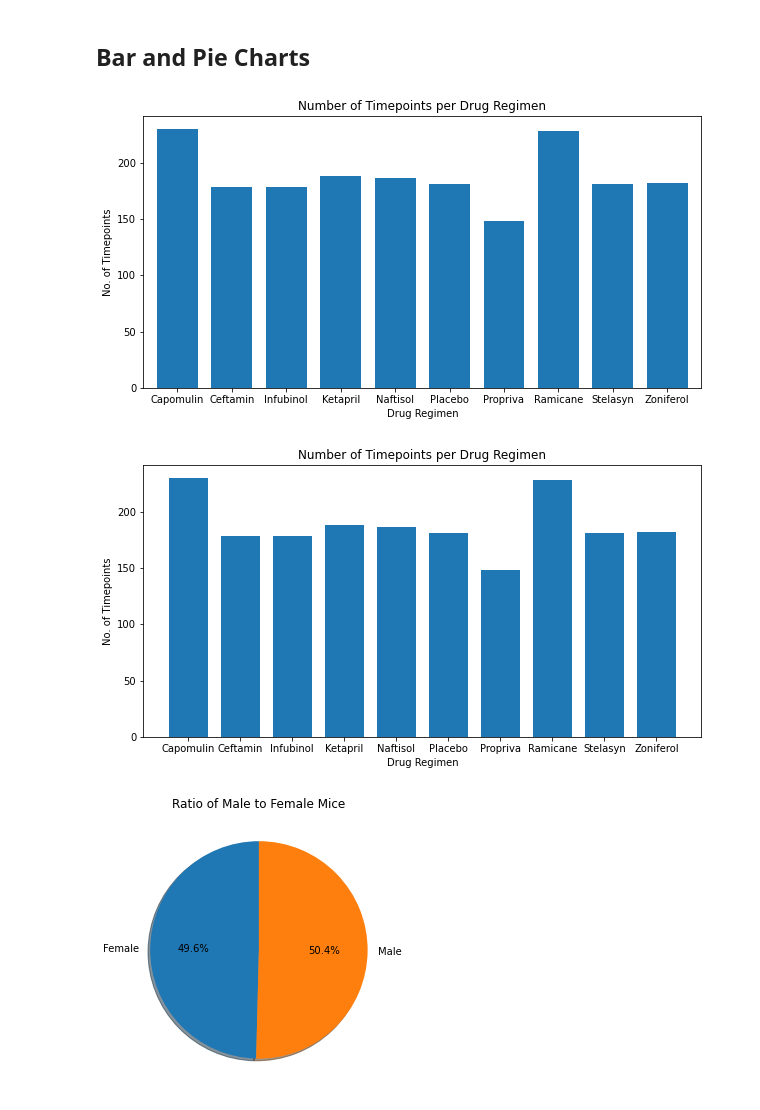
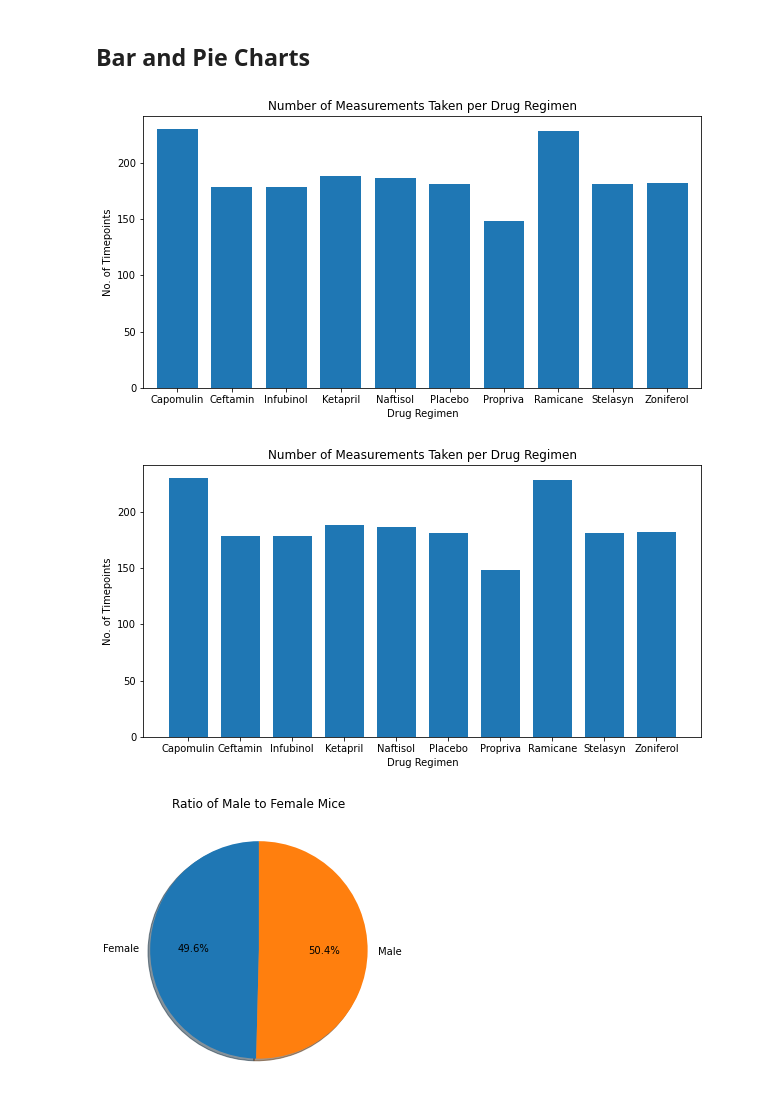
Before and after one commit to emeralddawns/Mouse-Tumor-Analysis, a Jupyter notebook: Pymaceuticals/Pymaceuticals.ipynb, the cells around one changed output. Cells and saved outputs as stored; diff of their text form; code cells hidden in the pictures.

```diff
--- a/Pymaceuticals/Pymaceuticals.ipynb
+++ b/Pymaceuticals/Pymaceuticals.ipynb
@@ -154,19 +152,19 @@ dtype: int64
 # %%
 #Filter the data frame to only the columns needed
 regimen_and_timepoint = mouse_results_cl[["Drug Regimen", "Timepoint"]]
 
 #groupby and count to calculate the number of timepoint entries per drug regimen
 regimen_and_timepoint = regimen_and_timepoint.groupby(["Drug Regimen"]).count()
 
 #Formatting info for Dataframe.plot() bar plot
-title = "Number of Timepoints per Drug Regimen"
+title = "Number of Measurements Taken per Drug Regimen"
 xlabel = "Drug Regimen"
 ylabel = "No. of Timepoints"
 
 # Use DataFrame.plot() to create a bar chart
 regimen_and_timepoint.plot(kind = "bar", figsize = (10,5), rot = 0, title = title, xlabel = xlabel, ylabel = ylabel, width = .75, legend = None);
 # %% [output]
-[figure, old version]
+[figure, new version]
 # %%
 #Set x-axis format information
 x_axis = np.arange(len(regimen_and_timepoint))
@@ -179,11 +177,11 @@ plt.figure(figsize=(10, 5))
 #Add data and formatting to bar plot
 plt.bar(x_axis, regimen_and_timepoint["Timepoint"], align="center", width = .75)
 plt.xticks(tick_locations, x_names, rotation="0")
-plt.title("Number of Timepoints per Drug Regimen")
+plt.title("Number of Measurements Taken per Drug Regimen")
 plt.xlabel("Drug Regimen")
 plt.ylabel("No. of Timepoints");
 # %% [output]
-[figure, old version]
+[figure, new version]
 # %%
 #Filter the data frame to only the columns needed
 sex_of_mice = mouse_results_cl[["Mouse ID", "Sex"]]
```
Also changed, not shown: parts of 13 cells of this notebook.
